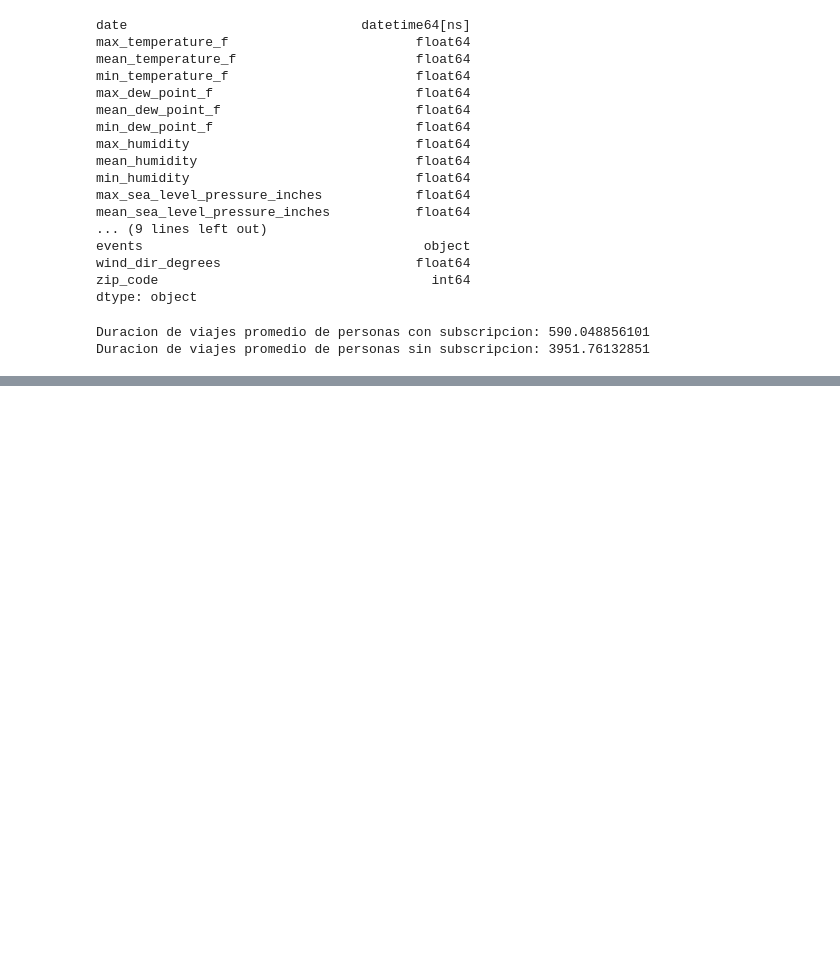
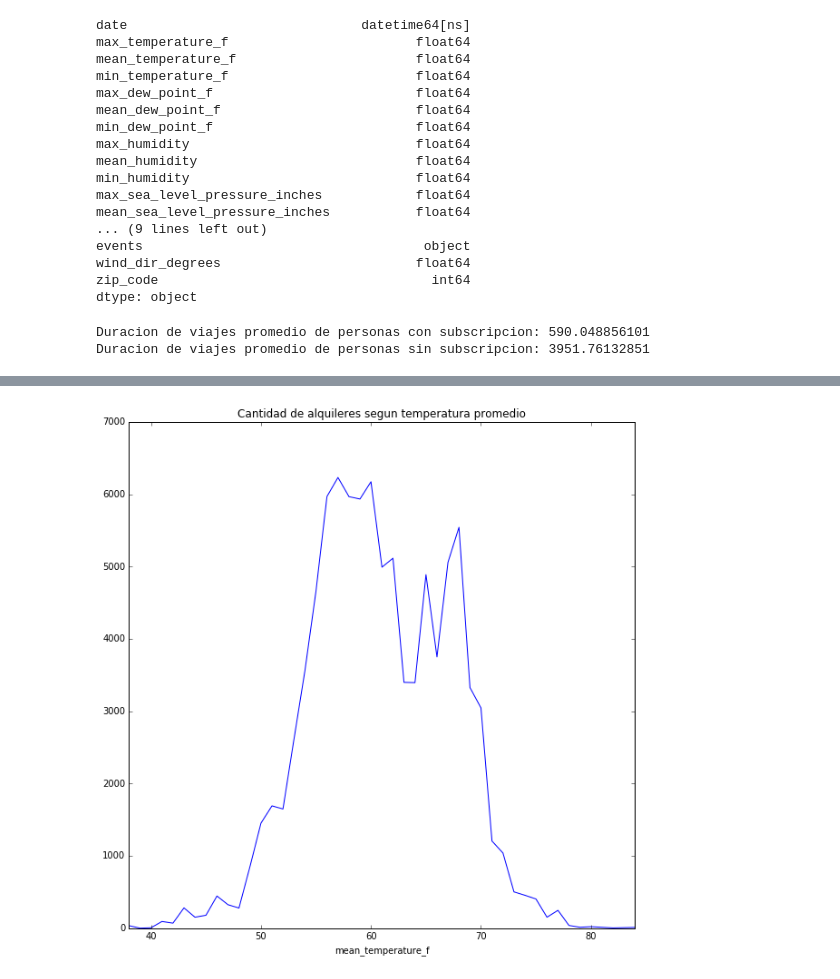
Before and after one commit to bzuker/tp-datos, a Jupyter notebook: TP.ipynb, the cells around one changed output, grey strips where cells are left out. Drawn from its saved outputs; the diff is of its cells as text; code cells hidden in the pictures; blank space fills up the shorter version.

```diff
--- a/TP.ipynb
+++ b/TP.ipynb
@@ -129,0 +111,4 @@ trips.join(weather, lsuffix='_t', rsuffix='_w', on='date').head()
+# %%
+# Merge de trips y weather
+
+tw = pd.merge(trips, weather, on=['date', 'zip_code'], how='inner')
@@ -129,0 +204,6 @@ trips.join(weather, lsuffix='_t', rsuffix='_w', on='date').head()
+# %%
+# Plot de alquileres por Temperatura
+
+tw.groupby('mean_temperature_f').size().plot(figsize=(10,10), title='Cantidad de alquileres segun temperatura promedio');
+# %% [output]
+[figure, added]
```
Also changed, not shown: parts of 13 cells of this notebook.
